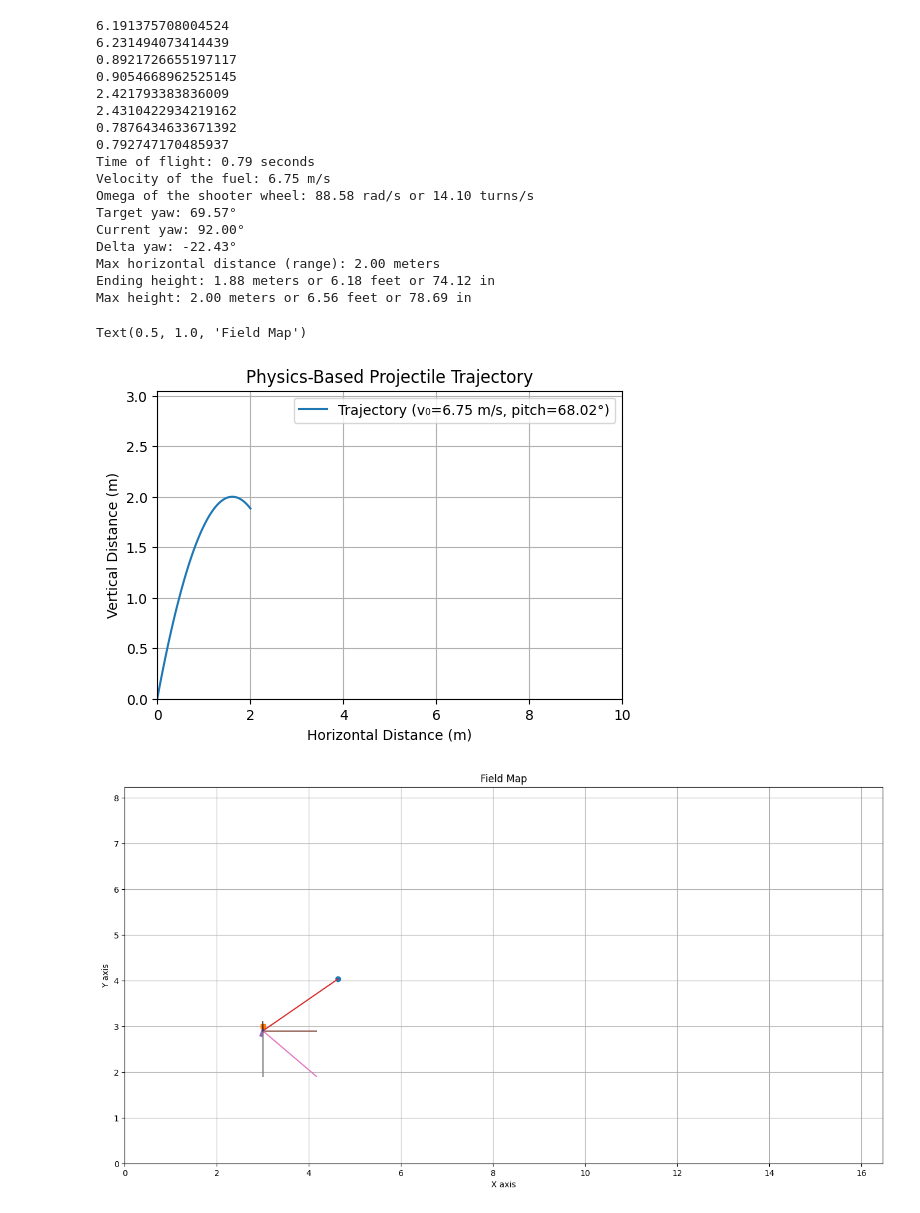
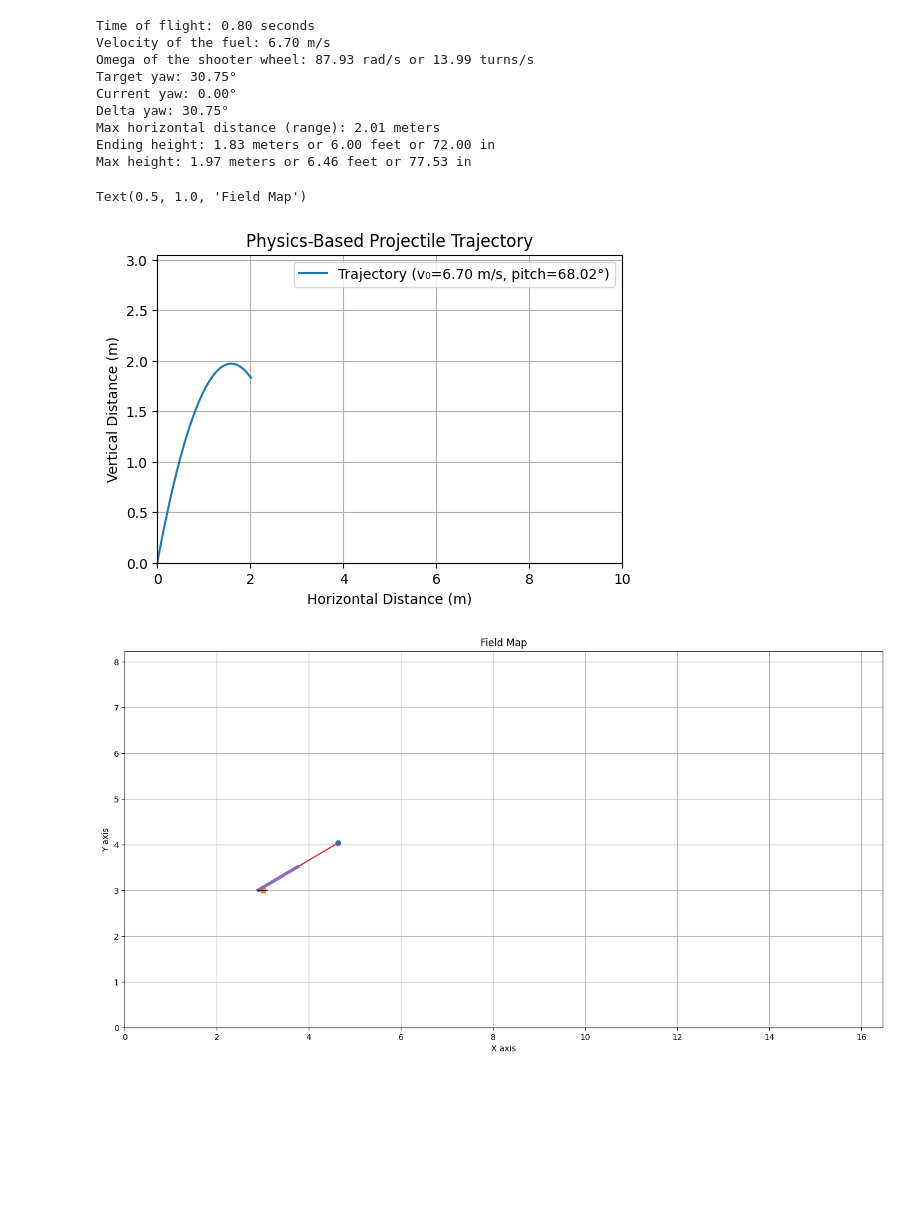
Before and after one commit to ejbunnell/Scripting, a Jupyter notebook: trajectory_fixed_angle.ipynb, the cells around one changed output. Saved outputs shown, nothing was run; the diff lists cells and outputs as text; code cells hidden in the pictures; blank space fills up the shorter version.

```diff
--- a/trajectory_fixed_angle.ipynb
+++ b/trajectory_fixed_angle.ipynb
@@ -72,8 +72,8 @@ red_hub_pose = Translation3d(11.9, blue_hub_pose.y, blue_hub_pose.z)
 
 
 hub_pose = blue_hub_pose
-robot_pose = Pose3d(Translation3d(3, 3, 0), Rotation3d(0, 0, 92)) # X, Y, Z, Roll, Pitch, Yaw
-robot_velocity = Pose3d(Translation3d(1, -1, 0), Rotation3d(0, 0, 90)) # V_x, V_y, V_z, Omega_roll, Omega_pitch, Omega_yaw
+robot_pose = Pose3d(Translation3d(3, 3, 0), Rotation3d(0, 0, 0)) # X, Y, Z, Roll, Pitch, Yaw
+robot_velocity = Pose3d(Translation3d(0, 0, 0), Rotation3d(0, 0, 0)) # V_x, V_y, V_z, Omega_roll, Omega_pitch, Omega_yaw
 
 turret_offset = Translation3d(-in_to_m(4), 0, in_to_m(6))
 turret_theta_offset = math.atan2(turret_offset.y, turret_offset.x)
@@ -87,8 +87,6 @@ turret_v_y = robot_velocity.y + math.cos(robot_pose.yaw - turret_theta_offset) *
 g = -9.8
 delta_z = hub_pose.z - robot_pose.z
 
-z_offset = in_to_m(6)
-
 pitch = math.radians(68.017) - robot_pose.pitch
 
 delta_x = hub_pose.x - turret_x
@@ -97,22 +95,13 @@ delta_y = hub_pose.y - turret_y
 delta_r = hypotenuse(delta_x, delta_y)
 
 time_of_flight = math.sqrt((2 * (delta_r * math.tan(pitch) - delta_z)) / -g)
-# v_z =
-print((delta_z - 0.5 * g * time_of_flight**2) / time_of_flight)
-v_z = math.sqrt(2 * -g * (delta_z + z_offset))
-print(v_z)
+
+v_z = (delta_z - 0.5 * g * time_of_flight**2) / time_of_flight
 v_r = v_z / math.tan(pitch)
 v_x = math.cos(math.atan2(delta_y, delta_x)) * v_r - turret_v_x
 v_y = math.sin(math.atan2(delta_y, delta_x)) * v_r - turret_v_y
-# v_x =
-print((hub_pose.x - turret_x) / time_of_flight - turret_v_x)
-print(v_x)
-# v_y =
-print((hub_pose.y - turret_y) / time_of_flight - turret_v_y)
-print(v_y)
 v_fuel = hypotenuse3(v_x, v_y, v_z)
-print(delta_r / v_r)
-print(time_of_flight)
+
 
 shooter_wheel_radius = in_to_m(3)
 shooter_omega = v_fuel / shooter_wheel_radius
@@ -166,49 +155,41 @@ ax2.plot(turret_x, turret_y, marker='.')
 x = np.linspace(turret_x, hub_pose.x, 100)
 y = np.linspace(turret_y, hub_pose.y, 100)
 ax2.plot(x, y)
 
-x = np.linspace(turret_x, turret_x + 1 * math.cos(robot_pose.yaw), 100)
+x = np.linspace(turret_x, turret_x + 1 * math.cos(yaw), 100)
 y = math.tan(yaw) * (x - turret_x) + turret_y
 ax2.plot(x, y, linewidth=4)
 
 x = np.linspace(turret_x, turret_x + turret_v_x, 100);
 y = 0 * x + turret_y
 ax2.plot(x, y)
 
 y = np.linspace(turret_y, turret_y + turret_v_y, 100);
 ax2.plot(x, y)
 x = 0 * y + turret_x
 ax2.plot(x, y)
 
 x = np.linspace(turret_x, turret_x + 0.2 * math.cos(robot_pose.yaw), 100)
 y = np.linspace(turret_y, turret_y + 0.2 * math.sin(robot_pose.yaw), 100)
 ax2.plot(x, y, color='k', alpha=0.75)
 
 # Optional formatting
 ax2.set_xlabel("X axis")
 ax2.set_xlim(0, 16.46)
 ax2.set_ylabel("Y axis")
 ax2.set_ylim(0, 8.23)
 ax2.grid(True)
 ax2.set_title("Field Map")
 # %% [output]
-6.191375708004524
-6.231494073414439
-0.8921726655197117
-0.9054668962525145
-2.421793383836009
-2.4310422934219162
-0.7876434633671392
-0.792747170485937
-Time of flight: 0.79 seconds
-Velocity of the fuel: 6.75 m/s
-Omega of the shooter wheel: 88.58 rad/s or 14.10 turns/s
-Target yaw: 69.57°
-Current yaw: 92.00°
-Delta yaw: -22.43°
-Max horizontal distance (range): 2.00 meters
-Ending height: 1.88 meters or 6.18 feet or 74.12 in
-Max height: 2.00 meters or 6.56 feet or 78.69 in
+Time of flight: 0.80 seconds
+Velocity of the fuel: 6.70 m/s
+Omega of the shooter wheel: 87.93 rad/s or 13.99 turns/s
+Target yaw: 30.75°
+Current yaw: 0.00°
+Delta yaw: 30.75°
+Max horizontal distance (range): 2.01 meters
+Ending height: 1.83 meters or 6.00 feet or 72.00 in
+Max height: 1.97 meters or 6.46 feet or 77.53 in
 Text(0.5, 1.0, 'Field Map')
 [figure]
-[figure, old version]
+[figure, new version]
```
